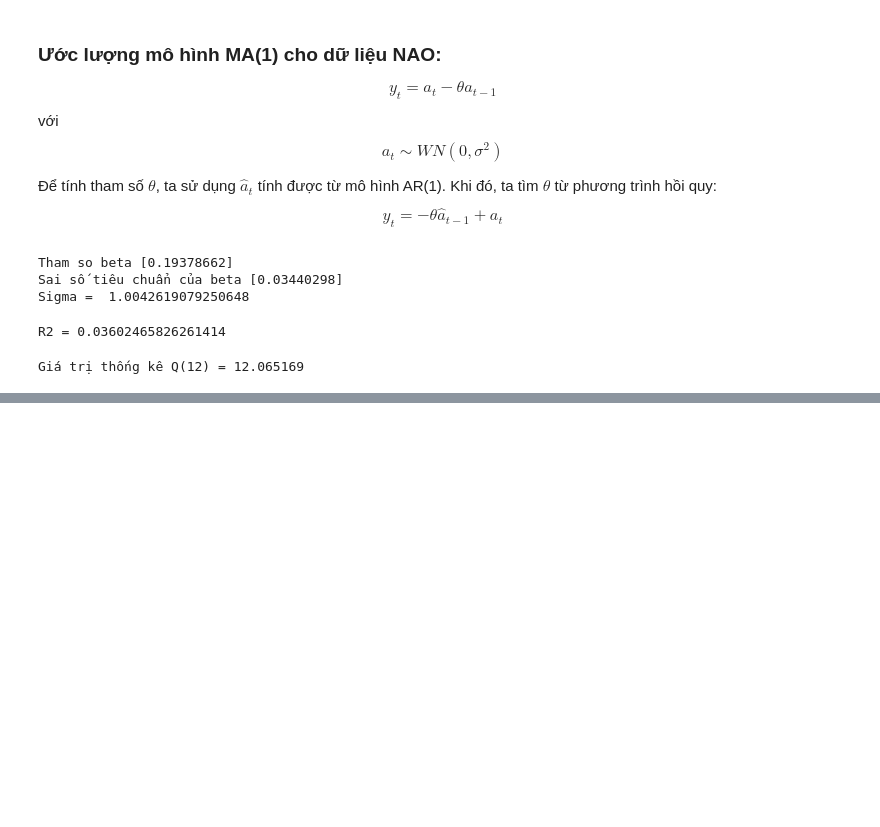
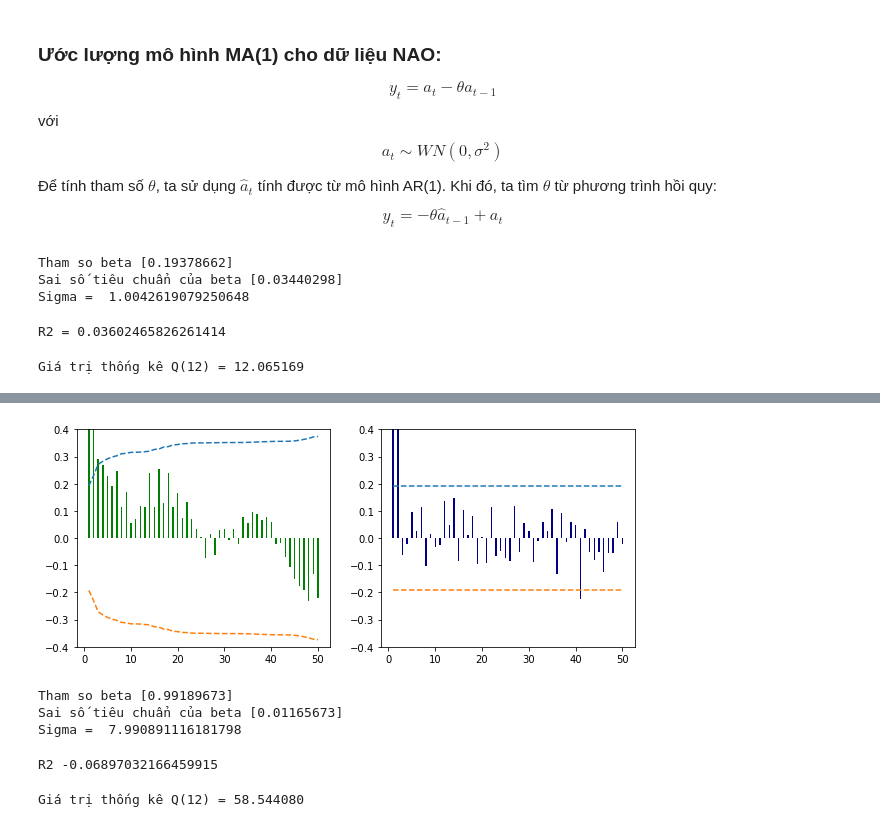
Before and after one commit to tranquocthien/Time-series-analysis, a Jupyter notebook: 3.mo-hinh-ARMA.ipynb, the cells around one changed output, grey strips where cells are left out. Saved outputs shown, nothing was run; the diff lists cells and outputs as text; code cells hidden in the pictures; blank space fills up the shorter version.

```diff
--- a/3.mo-hinh-ARMA.ipynb
+++ b/3.mo-hinh-ARMA.ipynb
@@ -366,0 +383,75 @@ loan = pdf.read_excel('Loan')
+# %%
+K = 50
+# Tính ACF
+ACF, se_ACF = sACF(y, K)
+#Tinh PACF
+PACF, se_PACF = sPACF(y,K)
+
+# Vẽ đồ thị
+fig,ax = plt.subplots(1,2,figsize = (10,4))
+x = np.arange(1,K+1)
+# Đồ thị ACF
+ax[0].bar(x, ACF, color='green', width = 0.3, label='ACF')
+ax[0].plot(x, 1.96*se_ACF, linestyle='dashed')
+ax[0].plot(x, -1.96*se_ACF, linestyle='dashed')
+ax[0].set_ylim([-0.4, 0.4])
+# Đồ thị PACF
+ax[1].bar(x, PACF, color='navy', width = 0.3, label='PACF')
+ax[1].plot(x, 1.96*se_PACF, linestyle='dashed')
+ax[1].plot(x, -1.96*se_PACF, linestyle='dashed')
+ax[1].set_ylim([-0.4, 0.4])
+
+plt.show()
+# %% [output]
+[figure, added]
+# %%
+# Ước lượng mô hình AR(1) cho NAO
+# ƯỚc lượng tham số
+xdata = y[:-1]
+ydata = y[1:]
+
+#fit_intercept=False: luôn đi qua gốc toạ độ, không có hệ số tự do
+model = LinearRegression(fit_intercept=False)
+
+# Chuyển xdata thành ma trận
+X = xdata[:, np.newaxis]
+#Khớp 2 cái lại với nhau
+model.fit(X,ydata)
+print("Tham so beta", model.coef_)
+
+# Sai số tiêu chuẩn của ước lượng tham số mô hình
+at = ydata - model.predict(X)
+sigma = np.sqrt(np.sum(at**2)/(len(at)-1))
+se_beta = sigma*np.sqrt(np.diag(np.linalg.inv(X.T@X)))
+print("Sai số tiêu chuẩn của beta", se_beta)
+print("Sigma = ", sigma)
+# %% [output]
+Tham so beta [0.99189673]
+Sai số tiêu chuẩn của beta [0.01165673]
+Sigma =  7.990891116181798
+# %%
+#Đánh giá mô hình bằng hệ số xác định (R^2) và thống kê Q(k)
+#biến thiên sai số
+SE = np.sum(at**2)
+# biến thiên tổng thể
+ST = np.sum((ydata - ydata.mean())**2)
+
+R2 = 1 - SE/ST
+# R2 giải thích độ biến thiên của 4% dữ liệu
+print('R2', R2)
+# %% [output]
+R2 -0.06897032166459915
+# %%
+# Tính thống kê Q(k)
+def Qstat(at,k):
+    at_ACF = sACF(at,k)[0]
+    n = len(at)
+    Qstat = 0
+    for i in range(k):
+        Qstat += n*(n+2)*at_ACF[i]**2/(n-i-1)
+    return Qstat
+
+k = 12
+print("Giá trị thống kê Q(%d) = %f" %(k,Qstat(at,k)))
+# %% [output]
+Giá trị thống kê Q(12) = 58.544080
```
Also changed, not shown: parts of 10 cells of this notebook, 2 other files.
